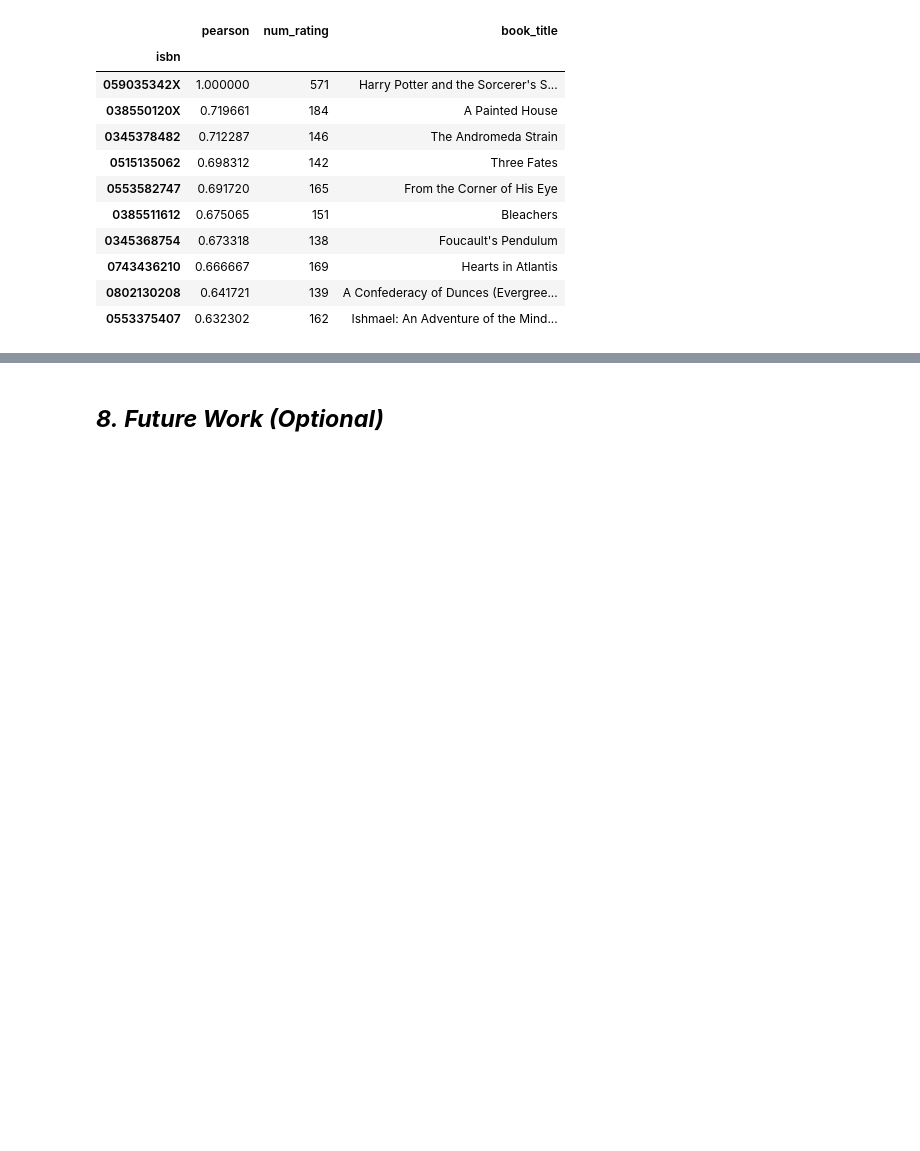
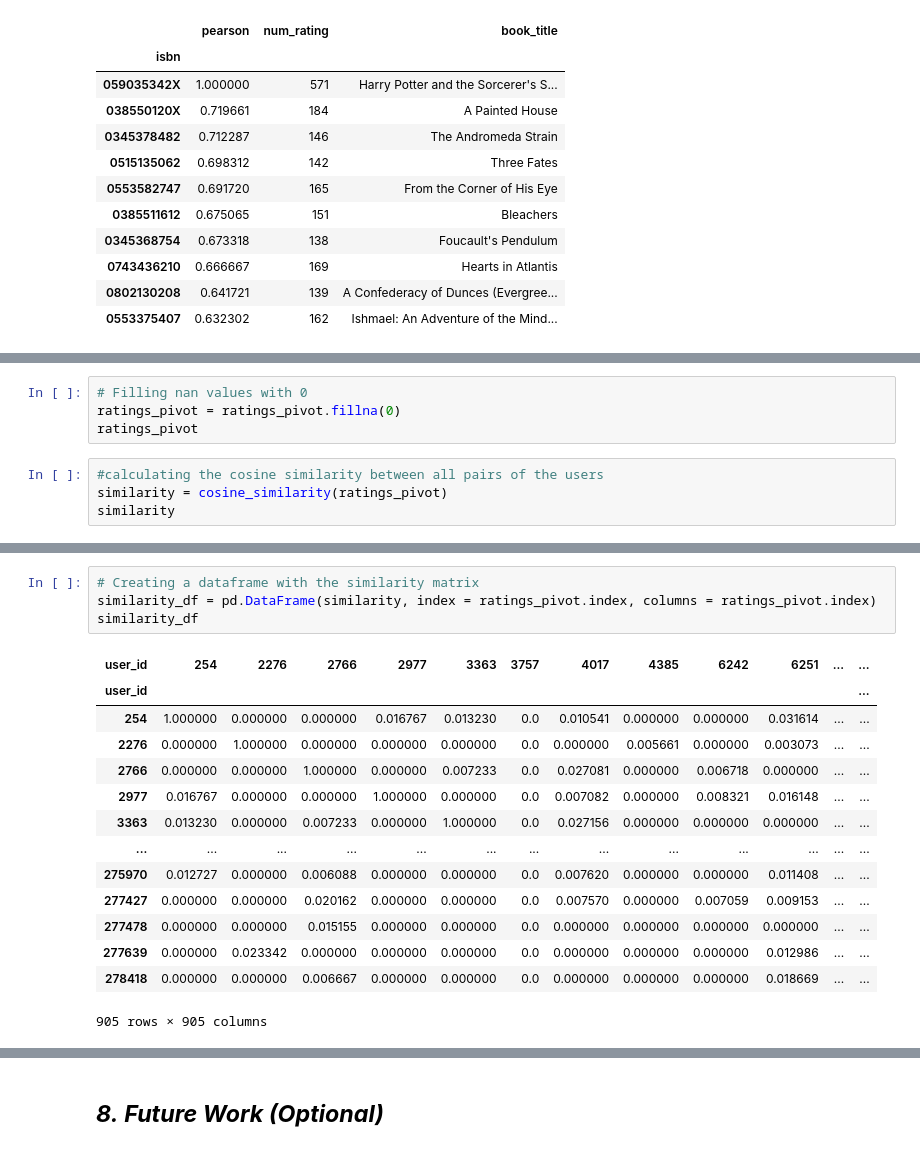
Before and after one commit to Jamal-1018/Book_Recommeder_System_Unsupervised_learning, a Jupyter notebook: Book_recommendation_sysytem_unsupervised.ipynb, the cells around one changed output, grey strips where cells are left out. Drawn from its saved outputs; the diff is of its cells as text; blank space fills up the shorter version.

```diff
--- a/Book_recommendation_sysytem_unsupervised.ipynb
+++ b/Book_recommendation_sysytem_unsupervised.ipynb
@@ -988,0 +992,8 @@ Answer Here.
+# %%
+# Filling nan values with 0
+ratings_pivot = ratings_pivot.fillna(0)
+ratings_pivot
+# %%
+#calculating the cosine similarity between all pairs of the users
+similarity = cosine_similarity(ratings_pivot)
+similarity
@@ -988,0 +1014,19 @@ Answer Here.
+# %%
+# Creating a dataframe with the similarity matrix
+similarity_df = pd.DataFrame(similarity, index = ratings_pivot.index, columns = ratings_pivot.index)
+similarity_df
+# %% [output]
+| user_id | 254 | 2276 | 2766 | 2977 | 3363 | 3757 | 4017 | 4385 | 6242 | 6251 | ... | ... |
+| user_id |  |  |  |  |  |  |  |  |  |  |  | ... |
+| 254 | 1.000000 | 0.000000 | 0.000000 | 0.016767 | 0.013230 | 0.0 | 0.010541 | 0.000000 | 0.000000 | 0.031614 | ... | ... |
+| 2276 | 0.000000 | 1.000000 | 0.000000 | 0.000000 | 0.000000 | 0.0 | 0.000000 | 0.005661 | 0.000000 | 0.003073 | ... | ... |
+| 2766 | 0.000000 | 0.000000 | 1.000000 | 0.000000 | 0.007233 | 0.0 | 0.027081 | 0.000000 | 0.006718 | 0.000000 | ... | ... |
+| 2977 | 0.016767 | 0.000000 | 0.000000 | 1.000000 | 0.000000 | 0.0 | 0.007082 | 0.000000 | 0.008321 | 0.016148 | ... | ... |
+| 3363 | 0.013230 | 0.000000 | 0.007233 | 0.000000 | 1.000000 | 0.0 | 0.027156 | 0.000000 | 0.000000 | 0.000000 | ... | ... |
+| ... | ... | ... | ... | ... | ... | ... | ... | ... | ... | ... | ... | ... |
+| 275970 | 0.012727 | 0.000000 | 0.006088 | 0.000000 | 0.000000 | 0.0 | 0.007620 | 0.000000 | 0.000000 | 0.011408 | ... | ... |
+| 277427 | 0.000000 | 0.000000 | 0.020162 | 0.000000 | 0.000000 | 0.0 | 0.007570 | 0.000000 | 0.007059 | 0.009153 | ... | ... |
+| 277478 | 0.000000 | 0.000000 | 0.015155 | 0.000000 | 0.000000 | 0.0 | 0.000000 | 0.000000 | 0.000000 | 0.000000 | ... | ... |
+| 277639 | 0.000000 | 0.023342 | 0.000000 | 0.000000 | 0.000000 | 0.0 | 0.000000 | 0.000000 | 0.000000 | 0.012986 | ... | ... |
+| 278418 | 0.000000 | 0.000000 | 0.006667 | 0.000000 | 0.000000 | 0.0 | 0.000000 | 0.000000 | 0.000000 | 0.018669 | ... | ... |
+905 rows × 905 columns
```
Also changed, not shown: parts of 13 cells of this notebook.
